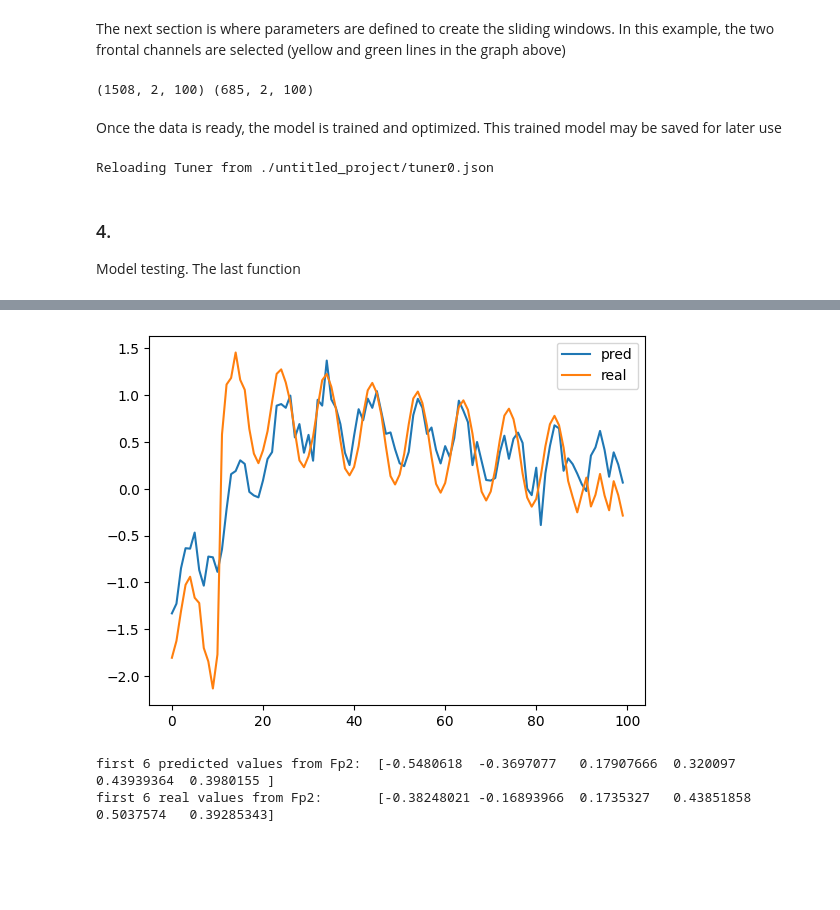
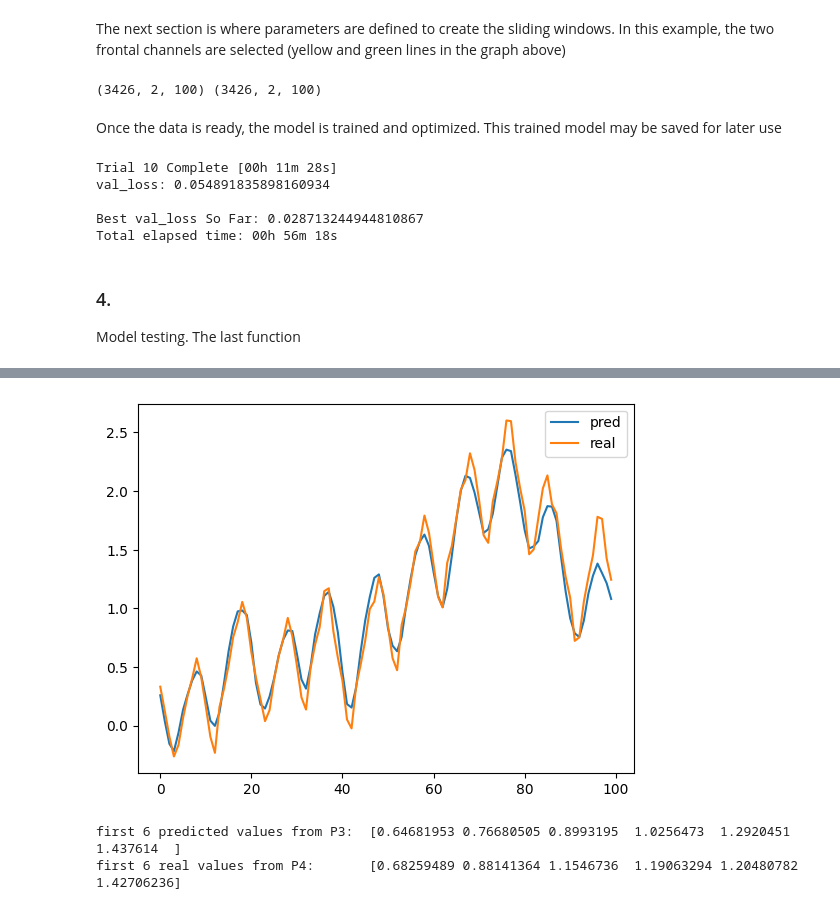
Before and after one commit to myielin/EEG_analysis_toolkit, a Jupyter notebook: time_series_pred.ipynb, the cells around one changed output, grey strips where cells are left out. Drawn from its saved outputs; the diff is of its cells as text; code cells hidden in the pictures; blank space fills up the shorter version.

```diff
--- a/time_series_pred.ipynb
+++ b/time_series_pred.ipynb
@@ -109,7 +91,7 @@ def build_model(param):
 # %% [markdown]
 Finally, the last function organizes the test data for model evaluation and visualization of performance
 # %%
-def test_model(x, y, idx=43):
+def test_model(x, y, idx=135):
     pred = lstm.predict(x[idx].reshape(1,l, n))
     real = y[idx]
 
@@ -126,6 +108,6 @@ Execute the appropriate functions
 In this case, the model is trained on the sample2 EEG file and tested in the sample1. Both EEG sets are already preprocessed from the preprocessing script.
 # %%
 p = 'data/'
-data = mne.io.read_raw_fif("train1.fif")
-testData = mne.io.read_raw_fif("test1.fif")
+data = mne.io.read_raw_fif("data1.fif")
+testData = mne.io.read_raw_fif("data2.fif")
 # %% [output]
@@ -150,9 +150,9 @@ The next section is where parameters are defined to create the sliding windows.
 # %%
 # defining input and output length for the model
 n = 100                 # input
-stride = n//2           # stride for the sliding window
+stride = 10           # stride for the sliding window
 
-chn = ["Fp1", "Fp2"]
+chn = ["P3", "P4"]
 l = len(chn)            # an important value that will be used for dimentioning later
 
 x = split_seq(data, chn, n, stride, normalize=True)   # train
@@ -170,13 +170,17 @@ tx = tx[:-1]
 # dimentionality of training and testing sets
 print(x.shape, tx.shape)
 # %% [output]
-(1508, 2, 100) (685, 2, 100)
+(3426, 2, 100) (3426, 2, 100)
 # %% [markdown]
 Once the data is ready, the model is trained and optimized. This trained model may be saved for later use
 # %%
 tuner = keras_tuner.RandomSearch(build_model, objective='val_loss')
-tuner.search(x, y, epochs=5, validation_split=0.2)
+tuner.search(x, y, epochs=50, validation_split=0.1)
 lstm = tuner.get_best_models()[0]
 # %% [output]
-Reloading Tuner from ./untitled_project/tuner0.json
+Trial 10 Complete [00h 11m 28s]
+val_loss: 0.054891835898160934
+
+Best val_loss So Far: 0.028713244944810867
+Total elapsed time: 00h 56m 18s
 # %%
@@ -185,8 +191,8 @@ lstm.save('ts-model.keras')
 ### 4.
 Model testing. The last function
 # %%
-pred, real = test_model(tx,ty)
+pred, real = test_model(tx,ty, idx=422)
 
-print("\nfirst 6 predicted values from Fp2: ", pred[0, 1,:6])
-print("first 6 real values from Fp2:      ", real[1,:6])
+print(f"\nfirst 6 predicted values from {chn[0]}: ", pred[0, 1,:6])
+print(f"first 6 real values from {chn[1]}:      ", real[1,:6])
 # %% [output]
@@ -194,3 +200,3 @@ print("first 6 real values from Fp2:      ", real[1,:6])
-[figure, old version]
+[figure, new version]
-first 6 predicted values from Fp2:  [-0.5480618  -0.3697077   0.17907666  0.320097    0.43939364  0.3980155 ]
-first 6 real values from Fp2:       [-0.38248021 -0.16893966  0.1735327   0.43851858  0.5037574   0.39285343]
+first 6 predicted values from P3:  [0.64681953 0.76680505 0.8993195  1.0256473  1.2920451  1.437614  ]
+first 6 real values from P4:       [0.68259489 0.88141364 1.1546736  1.19063294 1.20480782 1.42706236]
```
Also changed, not shown: parts of 10 cells of this notebook.
